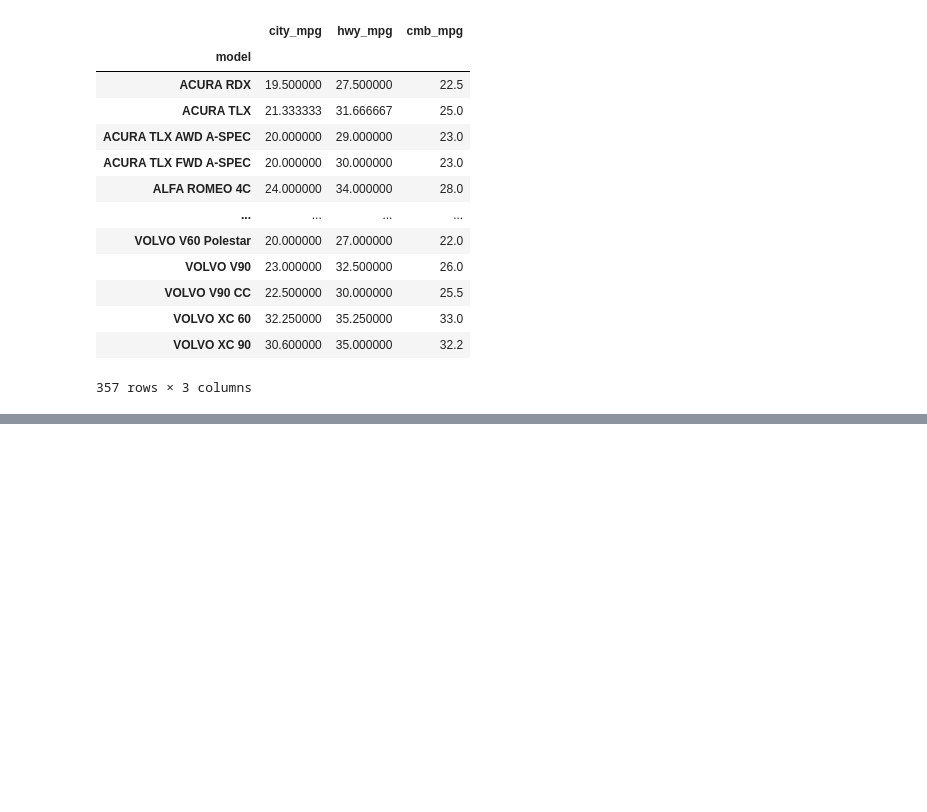
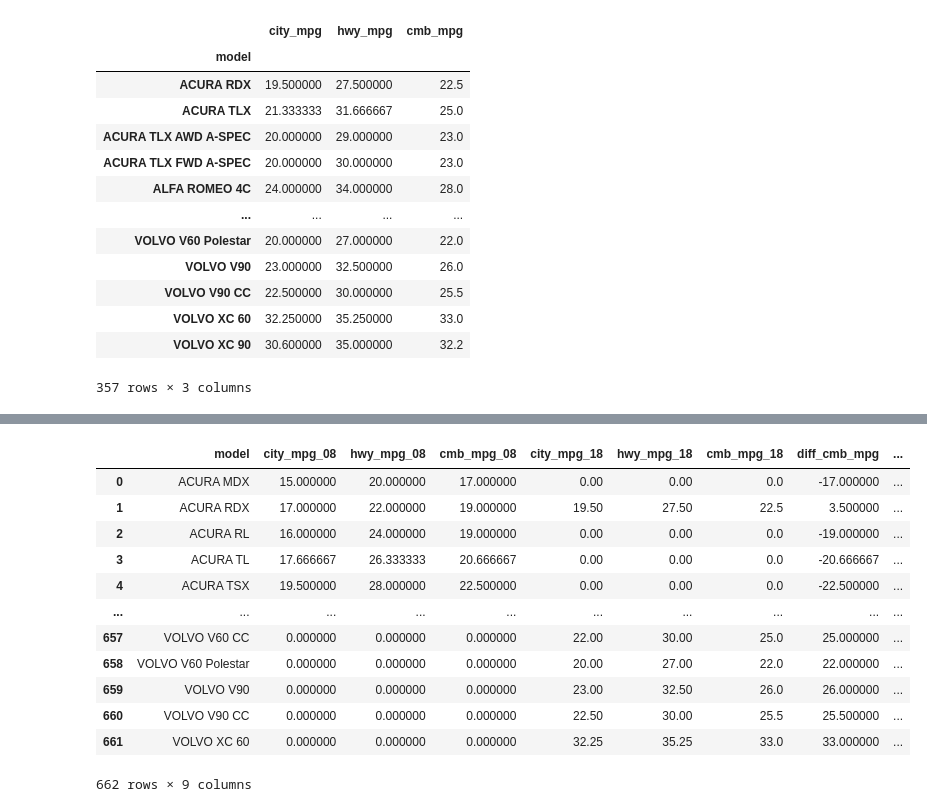
Before and after one commit to vikramrahane/DAI, a Jupyter notebook: Data_Analytics/Lab_Assignment/1510_Q4.ipynb, the cells around one changed output, grey strips where cells are left out. Drawn from its saved outputs; the diff is of its cells as text; code cells hidden in the pictures; blank space fills up the shorter version.

```diff
--- a/Data_Analytics/Lab_Assignment/1510.ipynb
+++ b/Data_Analytics/Lab_Assignment/1510_Q4.ipynb
@@ -553,5 +579,6 @@ d08
 # %%
-clean_18.groupby('model')[['city_mpg','hwy_mpg','cmb_mpg']].mean()
+model_18_mpg=clean_18.groupby('model')[['city_mpg','hwy_mpg','cmb_mpg']].mean()
+model_18_mpg
 # %% [output]
 |  | city_mpg | hwy_mpg | cmb_mpg |
 | model |  |  |  |
@@ -567,3 +594,8 @@ clean_18.groupby('model')[['city_mpg','hwy_mpg','cmb_mpg']].mean()
 | VOLVO XC 60 | 32.250000 | 35.250000 | 33.0 |
 | VOLVO XC 90 | 30.600000 | 35.000000 | 32.2 |
 357 rows × 3 columns
+# %%
+d={'model':model_18_mpg.index,'city_mpg_18':model_18_mpg.city_mpg.values,'hwy_mpg_18':model_18_mpg.hwy_mpg.values,
+   'cmb_mpg_18':model_18_mpg.cmb_mpg.values}
+d18=pd.DataFrame(data=d)
+d18
@@ -569,0 +616,3 @@ clean_18.groupby('model')[['city_mpg','hwy_mpg','cmb_mpg']].mean()
+# %%
+model_comb_mpg=pd.merge(d08,d18,on='model',how='outer')
+model_comb_mpg
@@ -569,0 +644,3 @@ clean_18.groupby('model')[['city_mpg','hwy_mpg','cmb_mpg']].mean()
+# %%
+model_comb_mpg=model_comb_mpg.fillna(0)
+model_comb_mpg
@@ -569,0 +661,18 @@ clean_18.groupby('model')[['city_mpg','hwy_mpg','cmb_mpg']].mean()
+# %%
+model_comb_mpg['diff_cmb_mpg']=model_comb_mpg['cmb_mpg_18']-model_comb_mpg['cmb_mpg_08']
+model_comb_mpg['diff_city_mpg']=model_comb_mpg['city_mpg_18']-model_comb_mpg['city_mpg_08']
+model_comb_mpg
+# %% [output]
+|  | model | city_mpg_08 | hwy_mpg_08 | cmb_mpg_08 | city_mpg_18 | hwy_mpg_18 | cmb_mpg_18 | diff_cmb_mpg | ... |
+| 0 | ACURA MDX | 15.000000 | 20.000000 | 17.000000 | 0.00 | 0.00 | 0.0 | -17.000000 | ... |
+| 1 | ACURA RDX | 17.000000 | 22.000000 | 19.000000 | 19.50 | 27.50 | 22.5 | 3.500000 | ... |
+| 2 | ACURA RL | 16.000000 | 24.000000 | 19.000000 | 0.00 | 0.00 | 0.0 | -19.000000 | ... |
+| 3 | ACURA TL | 17.666667 | 26.333333 | 20.666667 | 0.00 | 0.00 | 0.0 | -20.666667 | ... |
+| 4 | ACURA TSX | 19.500000 | 28.000000 | 22.500000 | 0.00 | 0.00 | 0.0 | -22.500000 | ... |
+| ... | ... | ... | ... | ... | ... | ... | ... | ... | ... |
+| 657 | VOLVO V60 CC | 0.000000 | 0.000000 | 0.000000 | 22.00 | 30.00 | 25.0 | 25.000000 | ... |
+| 658 | VOLVO V60 Polestar | 0.000000 | 0.000000 | 0.000000 | 20.00 | 27.00 | 22.0 | 22.000000 | ... |
+| 659 | VOLVO V90 | 0.000000 | 0.000000 | 0.000000 | 23.00 | 32.50 | 26.0 | 26.000000 | ... |
+| 660 | VOLVO V90 CC | 0.000000 | 0.000000 | 0.000000 | 22.50 | 30.00 | 25.5 | 25.500000 | ... |
+| 661 | VOLVO XC 60 | 0.000000 | 0.000000 | 0.000000 | 32.25 | 35.25 | 33.0 | 33.000000 | ... |
+662 rows × 9 columns
```
Also changed, not shown: parts of 47 cells of this notebook, 26 other files.
